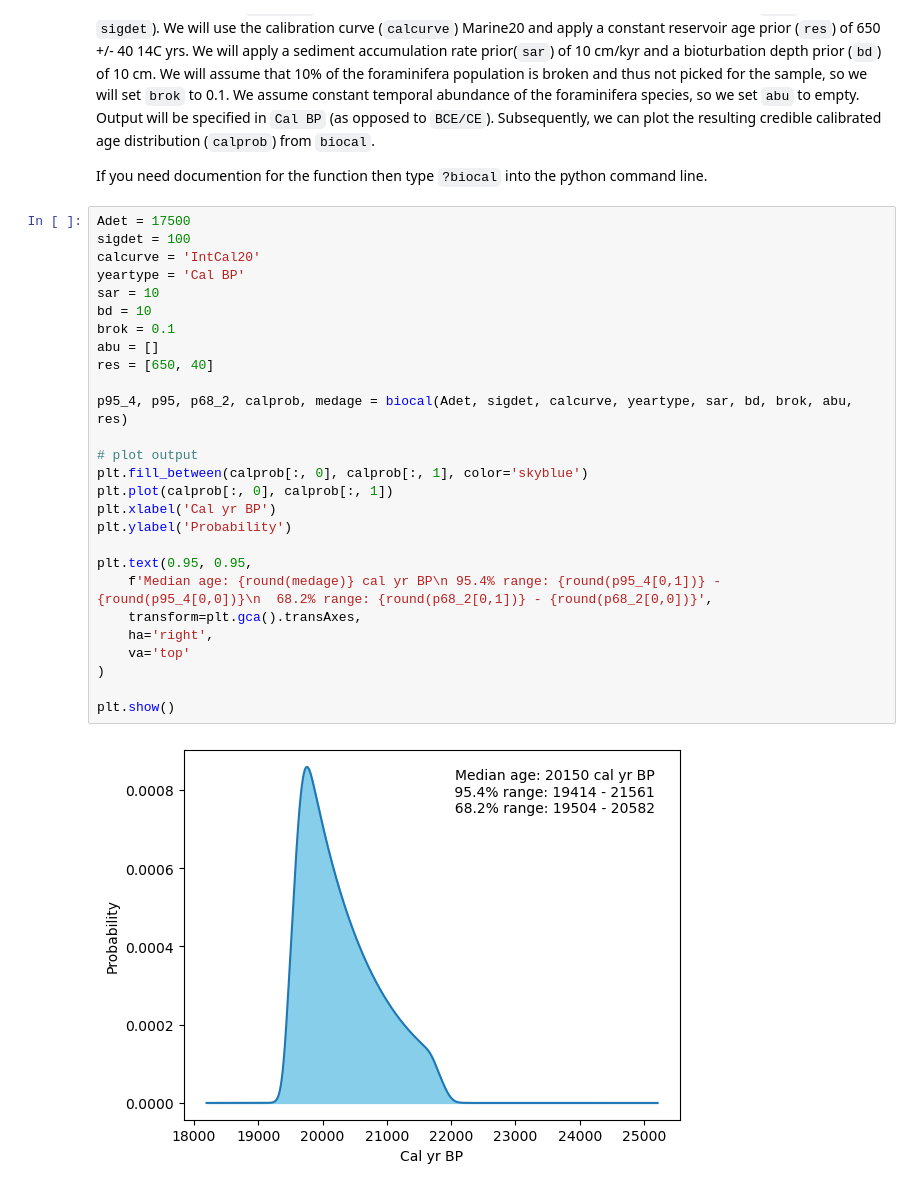
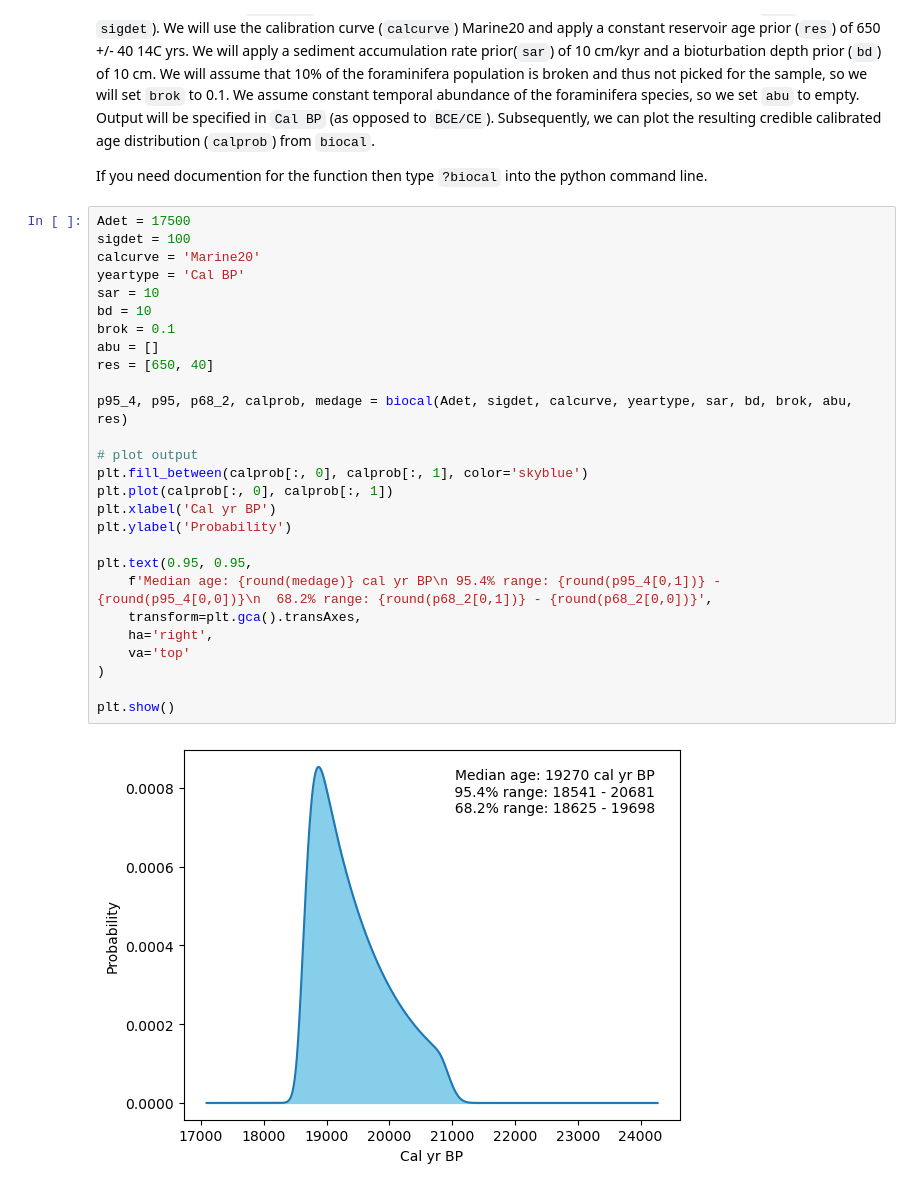
Before and after one commit to bryanlougheed/biocal, a Jupyter notebook: biocal_tutorial.ipynb, the cells around one changed output. Drawn from its saved outputs; the diff is of its cells as text.

```diff
--- a/biocal_tutorial.ipynb
+++ b/biocal_tutorial.ipynb
@@ -22,29 +22,29 @@ If you need documention for the function then type `?biocal` into the python com
 # %%
 Adet = 17500
 sigdet = 100
-calcurve = 'IntCal20'
+calcurve = 'Marine20'
 yeartype = 'Cal BP'
 sar = 10
 bd = 10
 brok = 0.1
 abu = []
 res = [650, 40]
 
 p95_4, p95, p68_2, calprob, medage = biocal(Adet, sigdet, calcurve, yeartype, sar, bd, brok, abu, res)
 
 # plot output
 plt.fill_between(calprob[:, 0], calprob[:, 1], color='skyblue')
 plt.plot(calprob[:, 0], calprob[:, 1])
 plt.xlabel('Cal yr BP')
 plt.ylabel('Probability')
 
 plt.text(0.95, 0.95,
     f'Median age: {round(medage)} cal yr BP\n 95.4% range: {round(p95_4[0,1])} - {round(p95_4[0,0])}\n  68.2% range: {round(p68_2[0,1])} - {round(p68_2[0,0])}',
     transform=plt.gca().transAxes,
     ha='right',
     va='top'
 )
 
 plt.show()
 # %% [output]
-[figure, old version]
+[figure, new version]
```
